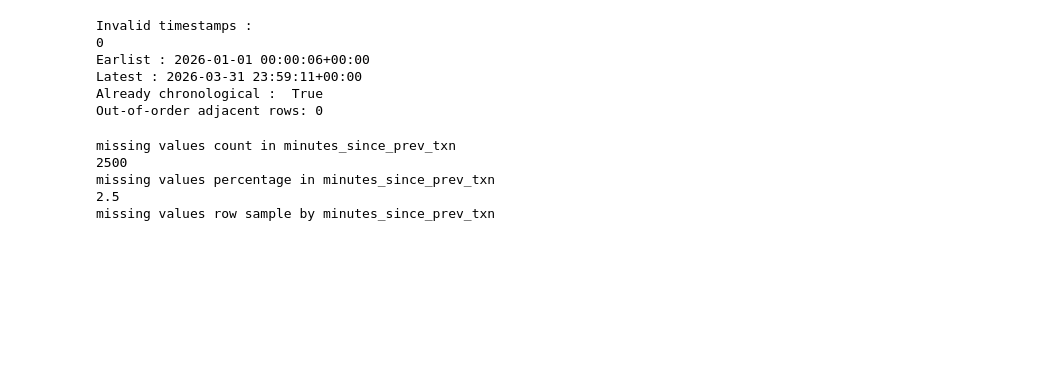
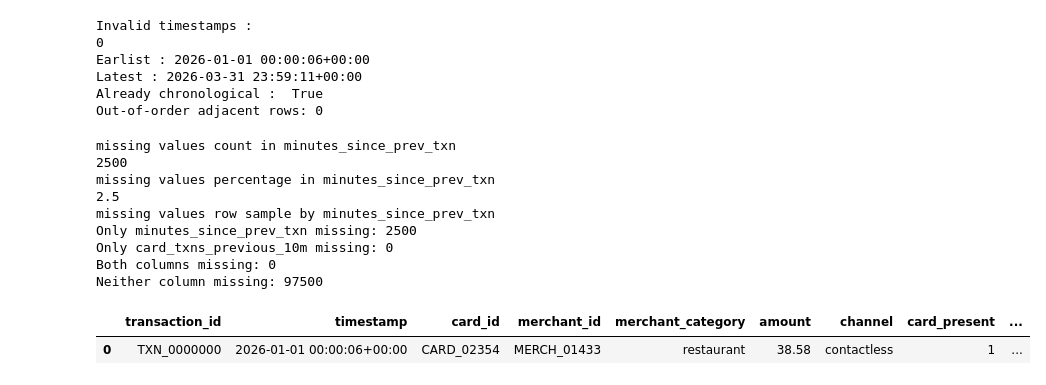
Before and after one commit to Abhishekhivarkar/real_time_fraud_detection_system, a Jupyter notebook: 01_data_audit.ipynb, the cells around one changed output. Cells and saved outputs as stored; diff of their text form; code cells hidden in the pictures; blank space fills up the shorter version.

```diff
--- a/01_data_audit.ipynb
+++ b/01_data_audit.ipynb
@@ -711,10 +711,41 @@ df["minutes_since_prev_txn"].isnull(),
 ].head()
 
 
-prev_txn_miss = df["minutes_since_prev_txn"].
+previous_txn_missing = df["minutes_since_prev_txn"].isnull()
+previous_10m_missing = df["card_txns_previous_10m"].isnull()
+
+print(
+    "Only minutes_since_prev_txn missing:",
+    (previous_txn_missing & ~previous_10m_missing).sum()
+)
+
+print(
+    "Only card_txns_previous_10m missing:",
+    (~previous_txn_missing & previous_10m_missing).sum()
+)
+
+print(
+    "Both columns missing:",
+    (previous_txn_missing & previous_10m_missing).sum()
+)
+
+print(
+    "Neither column missing:",
+    (~previous_txn_missing & ~previous_10m_missing).sum()
+)
 # %% [output]
 missing values count in minutes_since_prev_txn
 2500
 missing values percentage in minutes_since_prev_txn
 2.5
 missing values row sample by minutes_since_prev_txn
+Only minutes_since_prev_txn missing: 2500
+Only card_txns_previous_10m missing: 0
+Both columns missing: 0
+Neither column missing: 97500
+# %%
+print("value of card_txns_previous_10m while minutes_sincce_prev_txns")
+res = df.loc[mi]
+# %% [output]
+|  | transaction_id | timestamp | card_id | merchant_id | merchant_category | amount | channel | card_present | ... |
+| 0 | TXN_0000000 | 2026-01-01 00:00:06+00:00 | CARD_02354 | MERCH_01433 | restaurant | 38.58 | contactless | 1 | ... |
```
